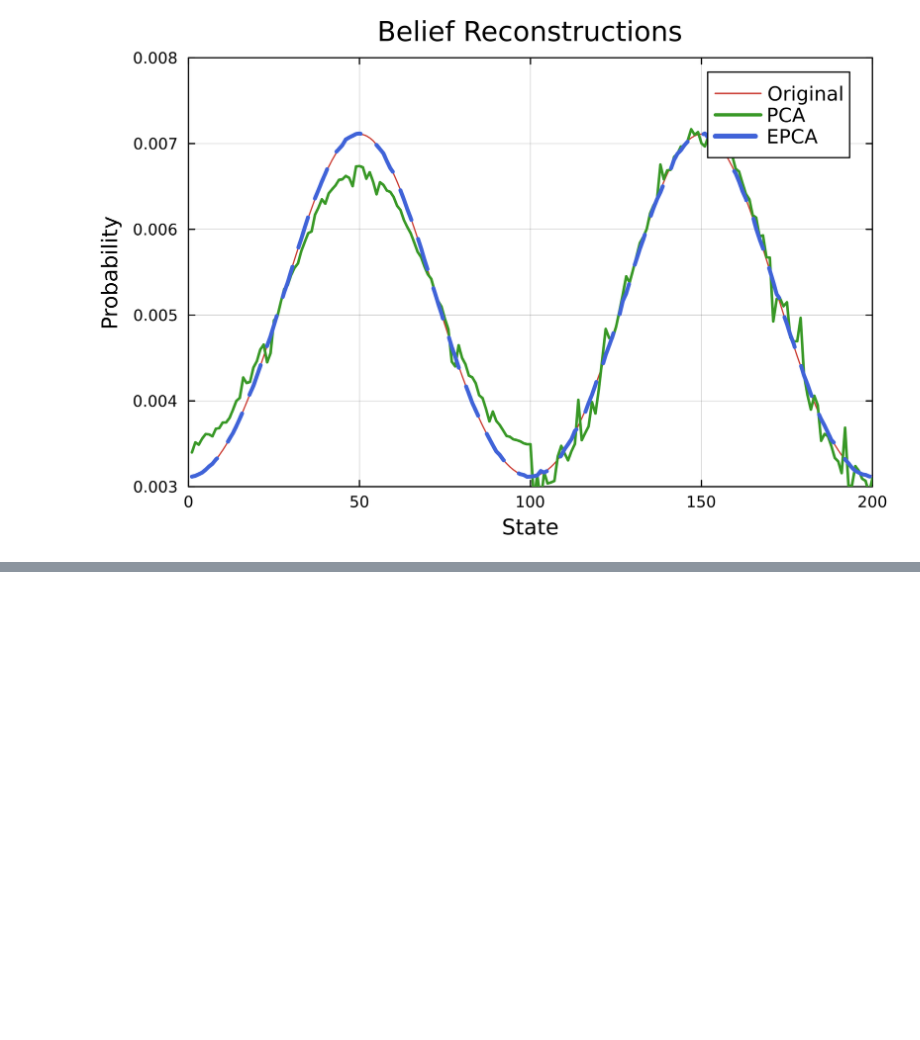
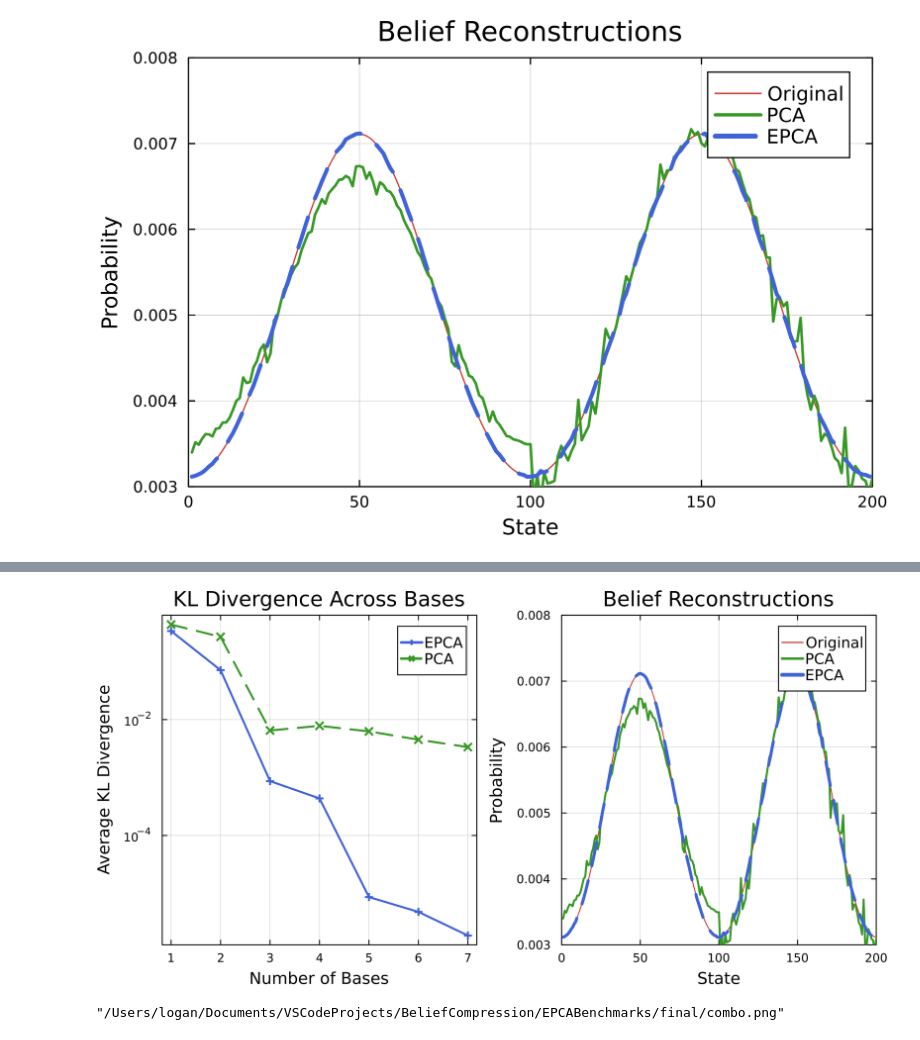
Before and after one commit to sisl/ExpFamilyPCA.jl, a Jupyter notebook: scripts/belief.ipynb, the cells around one changed output, grey strips where cells are left out. Cells and saved outputs as stored; diff of their text form; code cells hidden in the pictures; blank space fills up the shorter version.

```diff
--- a/scripts/belief.ipynb
+++ b/scripts/belief.ipynb
@@ -173,0 +228,9 @@ savefig("reconstructions.png")
+# %%
+page_length_in_pixels = 11 * 72  # 11 inches at 72 DPI ~ 800 pixels
+combined_plot = plot(figure1, figure2, layout = (1, 2),  size = (page_length_in_pixels, 400), left_margin = 2 * Plots.mm, bottom_margin = 2 * Plots.mm, dpi=800)
+# %% [output]
+[figure, added]
+# %%
+savefig("combo.png")
+# %% [output]
+"/Users/logan/Documents/VSCodeProjects/BeliefCompression/EPCABenchmarks/final/combo.png"
```
Also changed, not shown: parts of 4 cells of this notebook, 4 other files.
